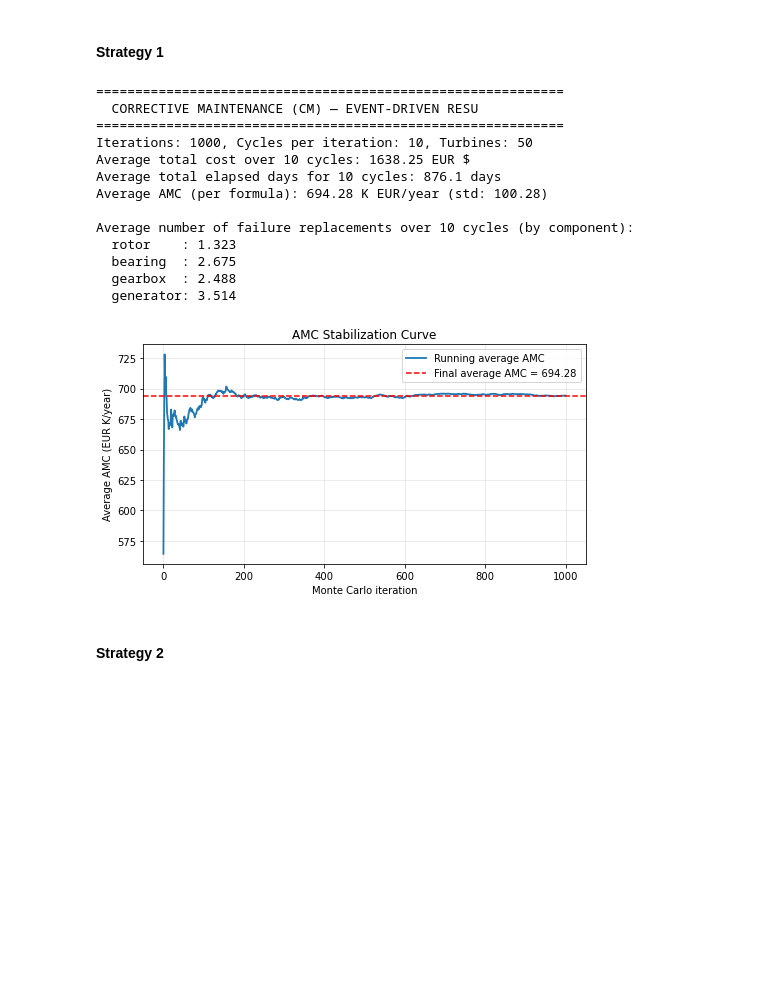
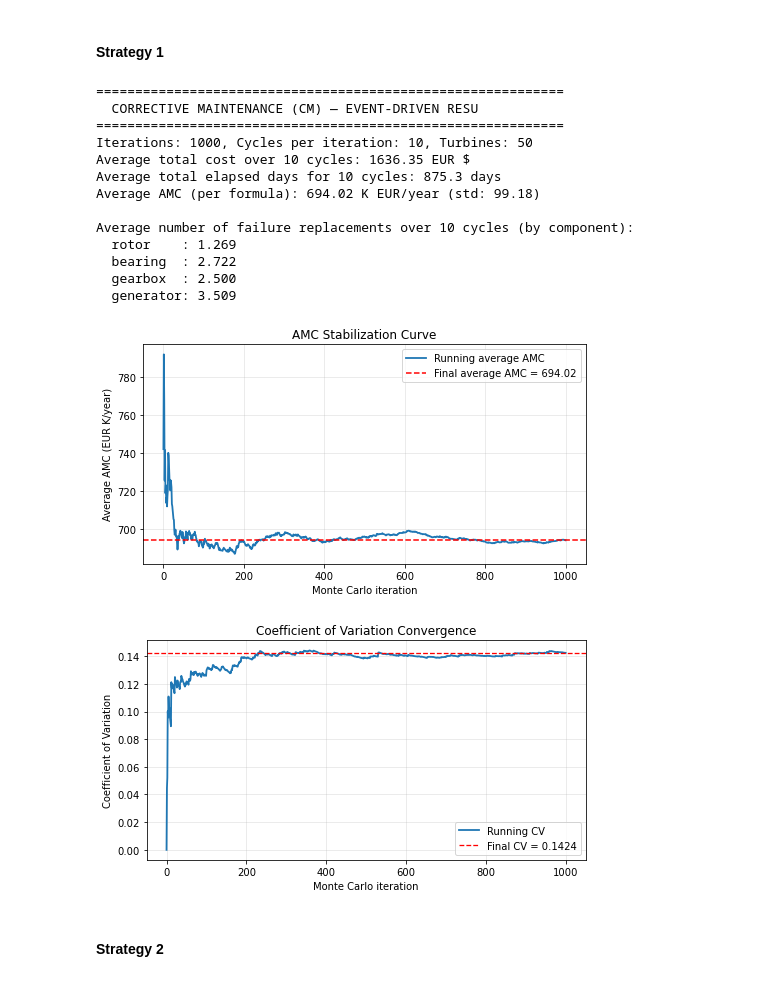
Before and after one commit to jens-le00/Reliability_and_Maintenance_A4, a Jupyter notebook: RaM_A4.ipynb, the cells around one changed output. Drawn from its saved outputs; the diff is of its cells as text; code cells hidden in the pictures; blank space fills up the shorter version.

Commit message:
cv plot and seed

```diff
--- a/RaM_A4.ipynb
+++ b/RaM_A4.ipynb
@@ -69,7 +72,7 @@ def init_windfarm():
 # %% [markdown]
 ### Plot functions
 # %%
-def plot_amc_stabilization(all_AMC, title="AMC Stabilization Curve", figsize=(7,4)):
+def plot_amc_stabilization(all_AMC, strategy_name, title="AMC Stabilization Curve", figsize=(7,4)):
     # running avg
     running_avg_amc = np.cumsum(all_AMC) / np.arange(1, len(all_AMC) + 1)
     # total avg
@@ -85,7 +88,37 @@ def plot_amc_stabilization(all_AMC, title="AMC Stabilization Curve", figsize=(7,
     plt.grid(True, alpha=0.3)
     plt.legend()
     plt.tight_layout()
+    plt.savefig("fig_amc_" + strategy_name + ".png")
     plt.show()
+
+def plot_coefficient_of_variation(all_AMC, strategy_name, title="Coefficient of Variation Convergence", figsize=(7,4)):
+    """
+    Plot the running coefficient of variation (CV) of AMC values to assess Monte Carlo convergence.
+    CV = running standard deviation / running mean.
+    """
+
+    # running avg / mean
+    running_mean = np.cumsum(all_AMC) / np.arange(1, len(all_AMC) + 1)
+
+    # running var
+    running_var = (np.cumsum((all_AMC - running_mean)**2)) / np.arange(1, len(all_AMC) + 1)
+    running_std = np.sqrt(running_var)
+
+    # running coefficient of variation
+    running_cv = running_std / running_mean
+
+    plt.figure(figsize=figsize)
+    plt.plot(running_cv, lw=1.8, label="Running CV")
+    plt.axhline(running_cv[-1], color='r', linestyle='--', linewidth=1.3,
+                label=f"Final CV = {running_cv[-1]:.4f}")
+    plt.title(title)
+    plt.xlabel("Monte Carlo iteration")
+    plt.ylabel("Coefficient of Variation")
+    plt.grid(True, alpha=0.3)
+    plt.legend()
+    plt.tight_layout()
+    plt.savefig("fig_ac_" + strategy_name + ".png")
+    plt.show()
 # %% [markdown]
 ### Analysis functions
 # %%
@@ -171,34 +204,36 @@ def simulate_S1():
 # %%
 # Strategy 1 - execution
 all_AMC, avg_AMC, std_AMC, avg_total_cost, avg_total_days, avg_failures = run_simple_montecarlo(simulate_S1)
 
 print("============================================================")
 print("  CORRECTIVE MAINTENANCE (CM) — EVENT-DRIVEN RESU   ")
 print("============================================================")
 print(f"Iterations: {ITER}, Cycles per iteration: {N_cycles}, Turbines: {N_turbines}")
 print(f"Average total cost over 10 cycles: {avg_total_cost:.2f} EUR $")
 print(f"Average total elapsed days for 10 cycles: {avg_total_days:.1f} days")
 print(f"Average AMC (per formula): {avg_AMC:.2f} K EUR/year (std: {std_AMC:.2f})")
 print("\nAverage number of failure replacements over 10 cycles (by component):")
 for comp, val in avg_failures.items():
     print(f"  {comp:9s}: {val:.3f}")
 
-plot_amc_stabilization(all_AMC, title="AMC Stabilization Curve", figsize=(7,4))
+plot_amc_stabilization(all_AMC, "s1", title="AMC Stabilization Curve", figsize=(7,4))
+plot_coefficient_of_variation(all_AMC, "s1", title="Coefficient of Variation Convergence", figsize=(7,4))
 # %% [output]
 ============================================================
   CORRECTIVE MAINTENANCE (CM) — EVENT-DRIVEN RESU
 ============================================================
 Iterations: 1000, Cycles per iteration: 10, Turbines: 50
-Average total cost over 10 cycles: 1638.25 EUR $
-Average total elapsed days for 10 cycles: 876.1 days
-Average AMC (per formula): 694.28 K EUR/year (std: 100.28)
+Average total cost over 10 cycles: 1636.35 EUR $
+Average total elapsed days for 10 cycles: 875.3 days
+Average AMC (per formula): 694.02 K EUR/year (std: 99.18)
 
 Average number of failure replacements over 10 cycles (by component):
-  rotor    : 1.323
-  bearing  : 2.675
-  gearbox  : 2.488
-  generator: 3.514
+  rotor    : 1.269
+  bearing  : 2.722
+  gearbox  : 2.500
+  generator: 3.509
-[figure, old version]
+[figure, new version]
+[figure, added]
 # %% [markdown]
 #### Strategy 2
 # %%
```
Also changed, not shown: parts of 1 cell of this notebook.
